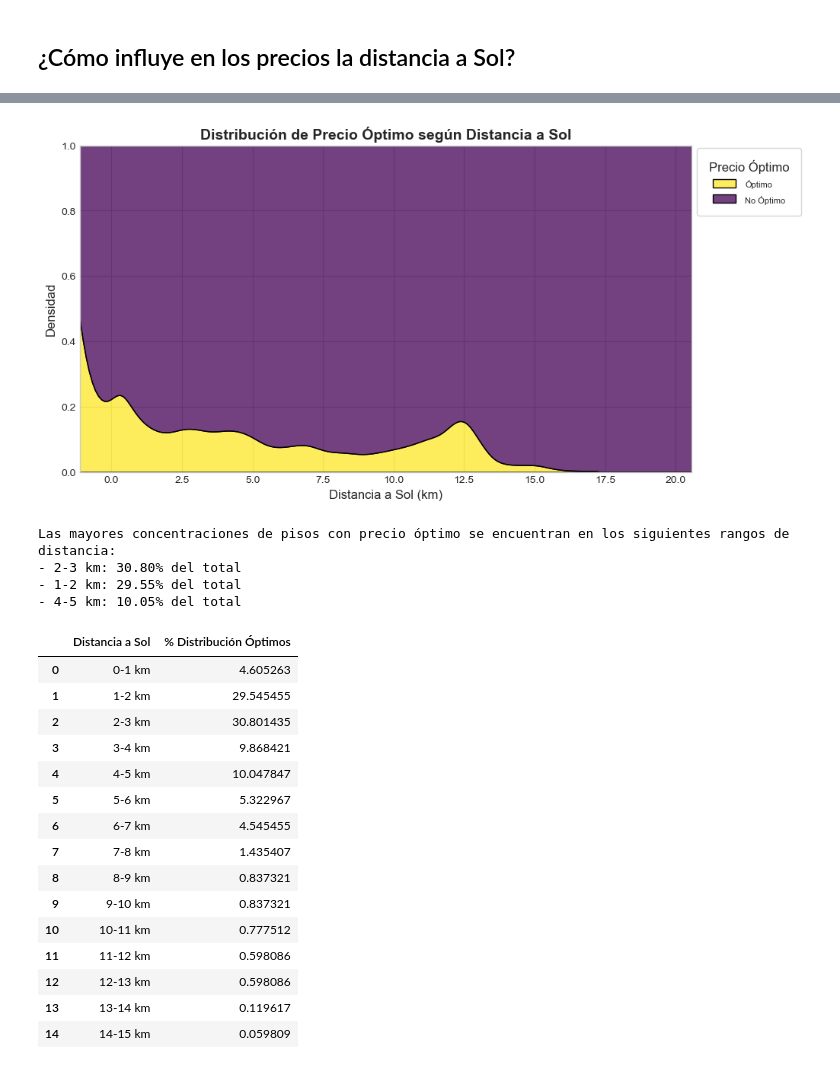
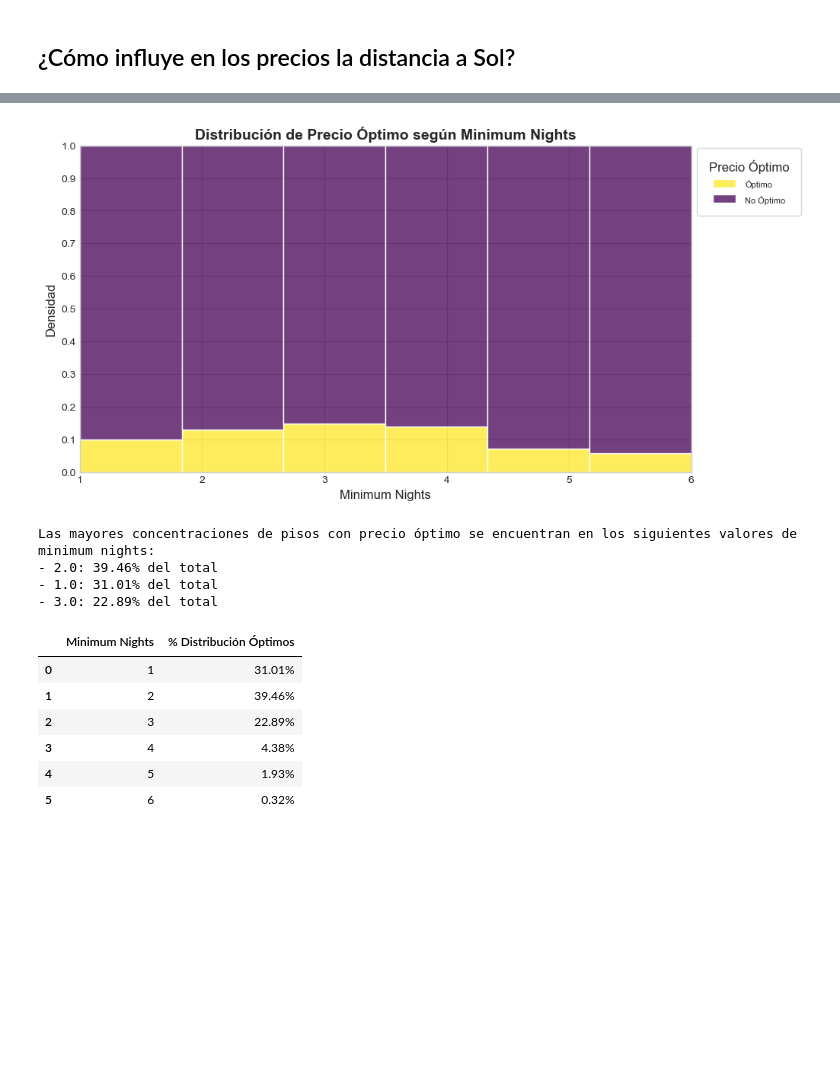
Before and after one commit to BarbaraGamarra/estudio-precios-airbnb-Madrid, a Jupyter notebook: notebooks/airbnb_Madrid.ipynb, the cells around one changed output, grey strips where cells are left out. Saved outputs shown, nothing was run; the diff lists cells and outputs as text; code cells hidden in the pictures; blank space fills up the shorter version.

```diff
--- a/notebooks/airbnb_Madrid.ipynb
+++ b/notebooks/airbnb_Madrid.ipynb
@@ -476,20 +1554,28 @@ fig, ax = plt.subplots(figsize=(10, 5), constrained_layout=True)
 # Paleta personalizada
 paleta_personalizada = ["#440154", "#FDE725"]
 
-# Gráfico KDE
-sns.kdeplot(
+# Gráfico de histogramas con bins
+sns.histplot(
     data=df,
-    x="dist_km_sol",
+    x="minimum_nights",
     hue="precio_optimo",
     multiple="fill",
+    bins=int(df["minimum_nights"].max()),  # Un bin por número entero
     palette=paleta_personalizada,
     ax=ax
 )
 
 # Títulos y etiquetas
-ax.set_title("Distribución de Precio Óptimo según Distancia a Sol", fontsize=14, fontweight="bold")
-ax.set_xlabel("Distancia a Sol (km)", fontsize=12)
+ax.set_title("Distribución de Precio Óptimo según Minimum Nights", fontsize=14, fontweight="bold")
+ax.set_xlabel("Minimum Nights", fontsize=12)
 ax.set_ylabel("Densidad", fontsize=12)
+
+# Ajustar el eje X para que use valores enteros
+ax.set_xticks(np.arange(df["minimum_nights"].min(), df["minimum_nights"].max() + 1, 1))
+ax.set_yticks(np.arange(0, 1.1, 0.1))
+
+# Ajustar el eje X a los valores reales
+ax.set_xlim(df["minimum_nights"].min(), df["minimum_nights"].max())
 
 # Leyenda
 leg = ax.legend(
@@ -502,64 +1588,51 @@ leg = ax.legend(
     frameon=True,
     borderpad=1,
 )
 
 # Tamaño fuente leyenda
 for text in leg.get_texts():
     text.set_fontsize(8)
 
 # Mostrar gráfico
 plt.show()
 
-# Definir los rangos de distancia en intervalos de 1 km
-bins_km = np.arange(0, df["dist_km_sol"].max() + 1, 1)
-distancias_km = [f"{int(bins_km[i])}-{int(bins_km[i+1])} km" for i in range(len(bins_km)-1)]
-
-# Crear columna de clasificación por distancia
-df["distancia_a_Sol"] = pd.cut(df["dist_km_sol"], bins=bins_km, labels=distancias_km, right=False)
-
-# Calcular el porcentaje de pisos con precio óptimo por rango de distancia
+# Calcular el porcentaje de pisos con precio óptimo por mínimo de noches
 distribucion_optimos = (
     df[df["precio_optimo"] == True]
-    .groupby("distancia_a_Sol")["precio_optimo"]
+    .groupby("minimum_nights")["precio_optimo"]
     .count()
     .div(df["precio_optimo"].sum()) * 100
 )
 
 # Crear la tabla y eliminar valores con 0%
 distribucion_precios = distribucion_optimos.reset_index()
-distribucion_precios.columns = ["Distancia a Sol", "% Distribución Óptimos"]
+distribucion_precios.columns = ["Minimum Nights", "% Distribución Óptimos"]
+distribucion_precios["% Distribución Óptimos"] = distribucion_precios["% Distribución Óptimos"].round(2)
 distribucion_precios = distribucion_precios[distribucion_precios["% Distribución Óptimos"] > 0]
 
-# Identificar las distancias con mayor concentración de pisos óptimos
+# Identificar los valores con mayor concentración de precios óptimos
 top_rangos = distribucion_precios.sort_values(by="% Distribución Óptimos", ascending=False).head(3)
 
 # Imprimir el comentario sobre la concentración
-print("Las mayores concentraciones de pisos con precio óptimo se encuentran en los siguientes rangos de distancia:")
+print("Las mayores concentraciones de pisos con precio óptimo se encuentran en los siguientes valores de minimum nights:")
 for _, row in top_rangos.iterrows():
-    print(f"- {row["Distancia a Sol"]}: {row['% Distribución Óptimos']:.2f}% del total")
+    print(f"- {row['Minimum Nights']}: {row['% Distribución Óptimos']:.2f}% del total")
 
+# Convertir a string con % para mostrar en la tabla
+distribucion_precios["% Distribución Óptimos"] = distribucion_precios["% Distribución Óptimos"].apply(lambda x: f"{x}%")
 
 # Mostrar la tabla
 distribucion_precios
 # %% [output]
-[figure, old version]
+[figure, new version]
-Las mayores concentraciones de pisos con precio óptimo se encuentran en los siguientes rangos de distancia:
-- 2-3 km: 30.80% del total
-- 1-2 km: 29.55% del total
-- 4-5 km: 10.05% del total
+Las mayores concentraciones de pisos con precio óptimo se encuentran en los siguientes valores de minimum nights:
+- 2.0: 39.46% del total
+- 1.0: 31.01% del total
+- 3.0: 22.89% del total
-|  | Distancia a Sol | % Distribución Óptimos |
-| 0 | 0-1 km | 4.605263 |
-| 1 | 1-2 km | 29.545455 |
-| 2 | 2-3 km | 30.801435 |
-| 3 | 3-4 km | 9.868421 |
-| 4 | 4-5 km | 10.047847 |
-| 5 | 5-6 km | 5.322967 |
-| 6 | 6-7 km | 4.545455 |
-| 7 | 7-8 km | 1.435407 |
-| 8 | 8-9 km | 0.837321 |
-| 9 | 9-10 km | 0.837321 |
-| 10 | 10-11 km | 0.777512 |
-| 11 | 11-12 km | 0.598086 |
-| 12 | 12-13 km | 0.598086 |
-| 13 | 13-14 km | 0.119617 |
-| 14 | 14-15 km | 0.059809 |
+|  | Minimum Nights | % Distribución Óptimos |
+| 0 | 1 | 31.01% |
+| 1 | 2 | 39.46% |
+| 2 | 3 | 22.89% |
+| 3 | 4 | 4.38% |
+| 4 | 5 | 1.93% |
+| 5 | 6 | 0.32% |
```
Also changed, not shown: parts of 33 cells of this notebook, 1 other file.
